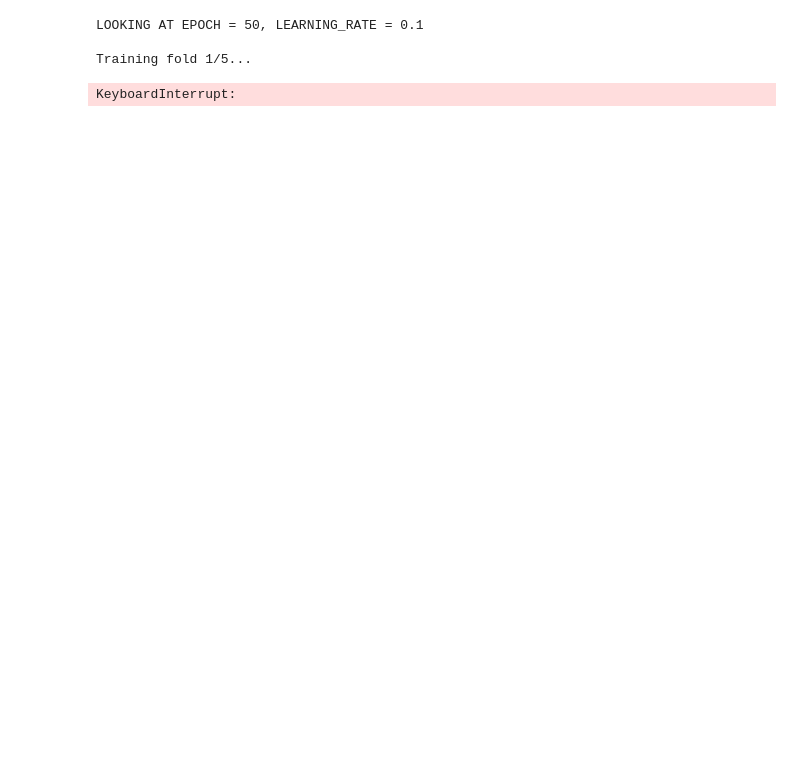
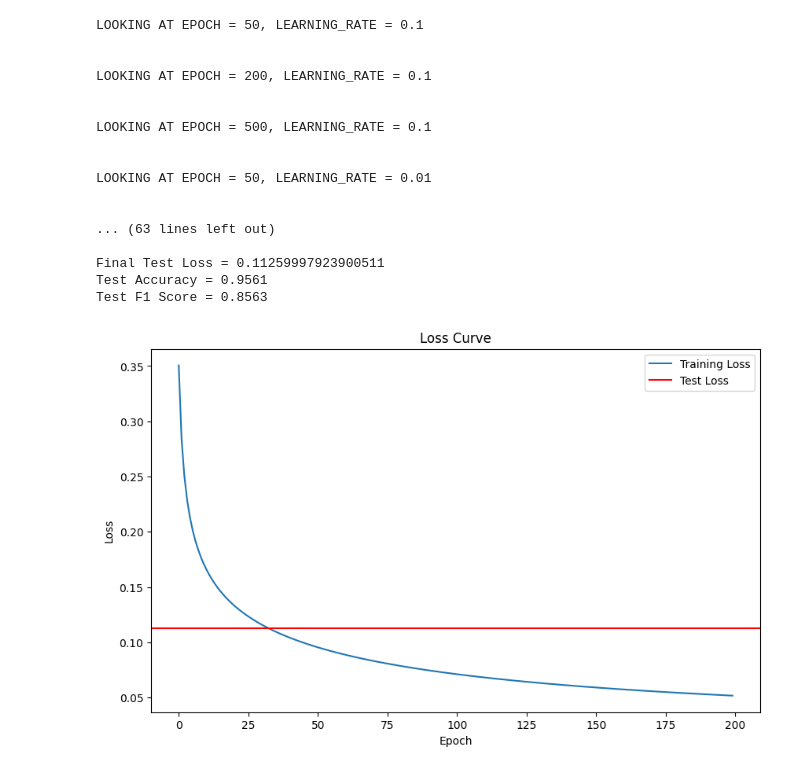
Before and after one commit to agamjots05/CS133, a Jupyter notebook: midterm1/midterm1.ipynb, the cells around one changed output. Cells and saved outputs as stored; diff of their text form; code cells hidden in the pictures; blank space fills up the shorter version.

```diff
--- a/midterm1/midterm1.ipynb
+++ b/midterm1/midterm1.ipynb
@@ -23,8 +23,8 @@ def findLossForDataSet(xData, yData, weights):
     z = np.dot(xData, weights)
     yHat = 1 / (1 + np.exp(-z))
 
-    # Calculate binary cross-entropy loss adding small constant (1e-100) to avoid log(0)
-    loss = -np.mean(yData * np.log(yHat) + (1 - yData) * np.log(1 - yHat))
+    # dding small constant (1e-100) to stop log(0) error from occuring
+    loss = -np.mean(yData * np.log(yHat + 1e-100) + (1 - yData) * np.log(1 - yHat+1e-100))
     return loss
 
 def perform_Logistic_Regression(xTrain, yTrain, xVal, yVal, epoch, learningRate):
@@ -52,16 +52,18 @@ def perform_Logistic_Regression(xTrain, yTrain, xVal, yVal, epoch, learningRate)
         # find losses at the end of each epoch
         train_loss = findLossForDataSet(xTrain, yTrain, weights)
         trainingLoss.append(train_loss)
-
-        # only finding validation loss if there is a validation set that is being provided.
-        if xVal != None:
+        if xVal is not None:
             val_loss = findLossForDataSet(xVal, yVal, weights)
             valLoss.append(val_loss)
-            return trainingLoss[-1], None, trainingLoss, None, weights
 
 
-    #returning both the last validation and training loss as well as the entire trainingLoss and valLoss history depending on whether the cross validation method is calling it, or in the end where you need to do the final training.
-    return trainingLoss[-1], valLoss[-1], trainingLoss, valLoss, weights
+        # only returning validation loss if there is a validation set provided.
+    if xVal is not None:
+        return trainingLoss[-1], valLoss[-1], trainingLoss, valLoss, weights
+    else:
+        return trainingLoss[-1], None, trainingLoss, None, weights
+
+
 
 
 def perform_cross_validation(x_train, y_train, epoch, learningRate):
@@ -71,7 +73,7 @@ def perform_cross_validation(x_train, y_train, epoch, learningRate):
     kf = KFold(n_splits=5, shuffle=True, random_state=42)
 
     #splitting data into 5 blocks and using validation and training data to find averageValidationLoss and avgTrainingLoss for each hyperparameter
-    for (train_index, val_index) in enumerate(kf.split(x_train)):
+    for (train_index, val_index) in (kf.split(x_train)):
         x_train_fold = x_train[train_index]
         y_train_fold = y_train[train_index]
         x_val_fold = x_train[val_index]
@@ -109,35 +111,62 @@ for result in results:
     if result["meanValLoss"] < curMinVal:
         curMinVal = result["meanValLoss"]
         curBestObj = result
 
 print("\nBEST HYPERPARAMETERS")
 print(f"Epoch: {curBestObj['epoch']}")
 print(f"Learning Rate: {curBestObj['learningRate']}")
 print(f"Average Validation Loss: {curBestObj['meanValLoss']}")
 print(f"Average Training Loss {curBestObj['meanTrainLoss']}")
 
 #doing final training on entire dataset and use the best hyperparameter you found with cross fold validation
 print("\nTraining final model with best hyperparameters on full dataset")
 #setting both the xVal and yVal set as 'None' since we're not finding the validation loss in this final training.
-ignore, ignore, train_loss_history, bestWeights = perform_Logistic_Regression(x_train, y_train, None, None, curBestObj['epoch'], curBestObj['learningRate'])
+ignore, ignore, train_loss_history, ignore, bestWeights = perform_Logistic_Regression(x_train, y_train, None, None, curBestObj['epoch'], curBestObj['learningRate'])
 
 
 #finding test loss after all training using best weights
-testLoss = findLossForDataSet(xTrain, yTrain)
+testLoss = findLossForDataSet(x_test, y_test, bestWeights)
 print(f"\n Final Test Loss = {testLoss}")
+
+z_test = np.dot(x_test, bestWeights)
+y_pred_prob = 1 / (1 + np.exp(-z_test))
+# for each value in the y-pred array if its >= 1 then it becomes a true boolean, casting it into an int will equal 1.
+y_pred = (y_pred_prob >= 0.5).astype(int)
+
+# finding accuracy and F1 score
+test_accuracy = accuracy_score(y_test, y_pred)
+test_f1 = f1_score(y_test, y_pred)
+
+print(f"\nFinal Test Loss = {testLoss}")
+print(f"Test Accuracy = {test_accuracy:.4f}")
+print(f"Test F1 Score = {test_f1:.4f}")
 
 
 plt.figure(figsize=(10, 6))
 plt.plot(train_loss_history, label='Training Loss')
-plt.plot(y=testLoss, color=red label='Test Loss')
+plt.axhline(y=testLoss, color="red", label='Test Loss')
 # plt.plot(val_loss_history, label='Validation Loss')
 plt.title(f'Loss Curve')
 plt.xlabel('Epoch')
 plt.ylabel('Loss')
 plt.legend()
 plt.show()
 # %% [output]
 LOOKING AT EPOCH = 50, LEARNING_RATE = 0.1
 
-Training fold 1/5...
+
+LOOKING AT EPOCH = 200, LEARNING_RATE = 0.1
+
+
+LOOKING AT EPOCH = 500, LEARNING_RATE = 0.1
+
+
+LOOKING AT EPOCH = 50, LEARNING_RATE = 0.01
+
+
+... (63 lines left out)
+
+Final Test Loss = 0.11259997923900511
+Test Accuracy = 0.9561
+Test F1 Score = 0.8563
-KeyboardInterrupt:
+[figure, added]
```
Also changed, not shown: 1 other file.
